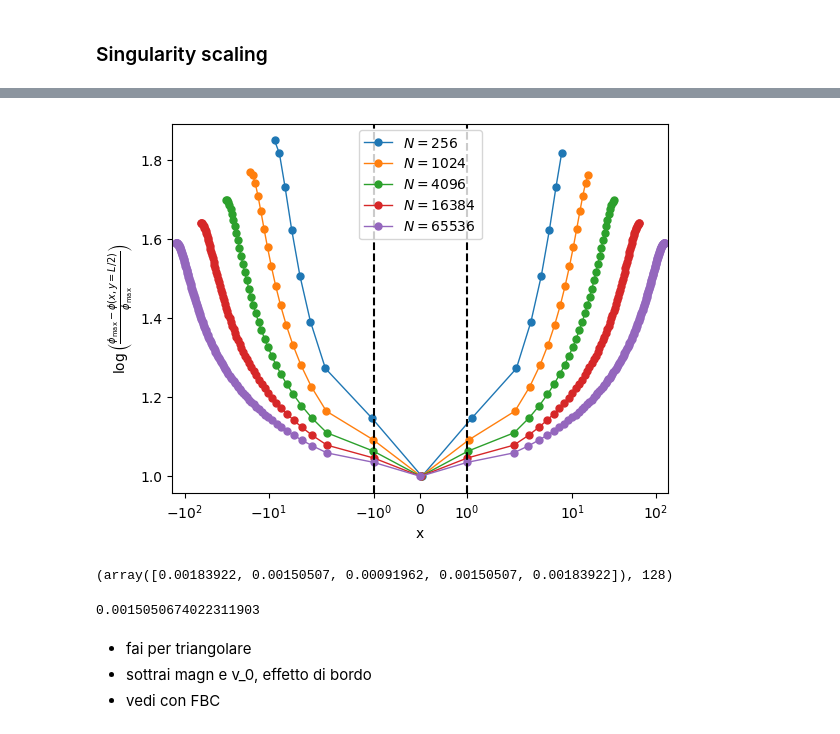
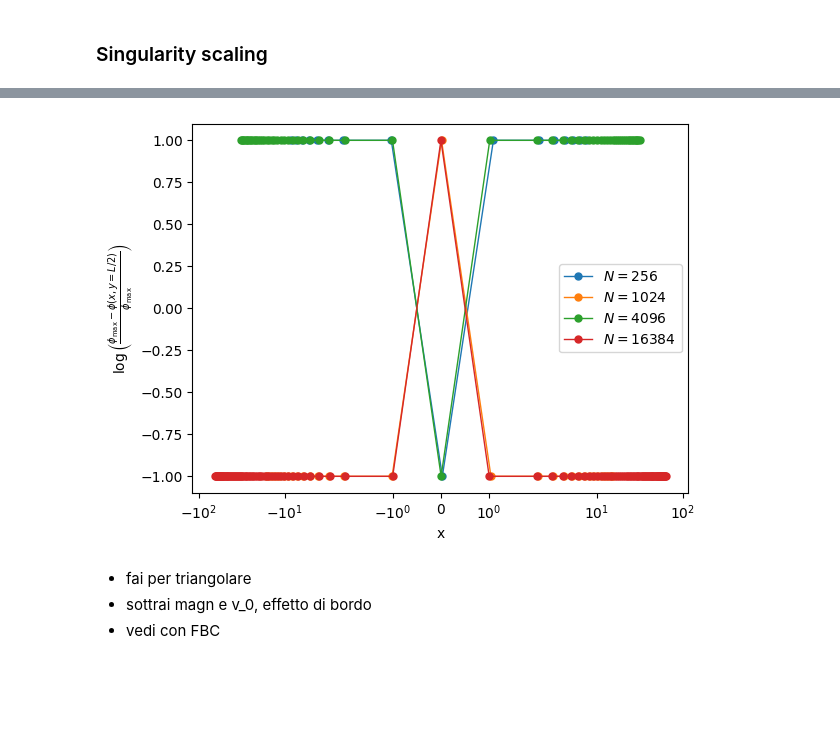
Before and after one commit to giulioiannelli/lrgsglib-public, a Jupyter notebook: nb/lattc2dsq_SLDynamics.ipynb, the cells around one changed output, grey strips where cells are left out. Drawn from its saved outputs; the diff is of its cells as text; code cells hidden in the pictures; blank space fills up the shorter version.

```diff
--- a/nb/lattc2dsq_SLDynamics.ipynb
+++ b/nb/lattc2dsq_SLDynamics.ipynb
@@ -16,7 +16,7 @@ cwd: /home/opisthofulax/PhD/projects/complex-networks/LRG-Signed
 # %%
 lattices = {}
 eigs = {}
-sizes = [16, 32, 64, 128, 256]
+sizes = [16, 32, 64, 128]
 for side in sizes:
     lattices[side] = Lattice2D(#
         side1 = side,
@@ -26,7 +26,16 @@ for side in sizes:
     #
     lattice.init_weights()
     midway = lattices[side].N//2+lattices[side].side1//2
-    neg_weightsH = { (midway, midway+1): -1}
+    neg_weightsH_cross = {
+                    (midway, midway + lattices[side].side1): -1,
+                    (midway-lattices[side].side1, midway): -1,
+                    (midway-1, midway): -1,
+                    (midway, midway+1): -1
+                    # (midway+ lattices[side].side1, midway+ lattices[side].side1+1): -1,
+                    # (midway, midway+ lattices[side].side1): -1,
+                    # (midway+ 1, midway+ lattices[side].side1+1): -1,
+                    }
+    neg_weightsH = {(midway, midway+1): -1}
     lattice.flip_sel_edges(neg_weightsH, 'H')
     lattice.compute_k_eigvV()
     eigs[side] = lattice.eigV[0].reshape(lattice.syshape)
@@ -34,52 +66,46 @@ for side in sizes:
 fig, ax = plt.subplots()
 
 for side in sizes:
-    eigen_state = np.abs(eigs[side])
+    eigen_state = eigs[side]
     phi_plot = np.log(np.max(eigen_state) - eigen_state)
     phi_plot = inf_array_regularization(phi_plot)
     #
     halfsize = lattices[side].side1//2
-    cut = phi_plot[:, halfsize]
-    x = np.linspace(0, len(cut), num=len(cut))-halfsize-0.5
-    ax.plot(x, cut/np.max(cut), 'o-',lw=1, markersize=5, label=fr"$N={side**2}$")
+    cut = eigen_state[halfsize, :]
+    x = np.linspace(0, len(cut), num=len(cut))-halfsize-.5
+    y = cut/np.max(cut)
+    ax.plot(x, y, 'o-',lw=1, markersize=5, label=fr"$N={side**2}$")
 
 ax.set_ylabel(r'$\log\left(\frac{\phi_\max-\phi(x, y=L/2)}{\phi_\max}\right)$')
 ax.set_xlabel('x')
 ax.legend()
 # ax.set_yscale('log')
-ax.axvline(-1, ls='--', c='k')
-ax.axvline(1, ls='--', c='k')
+# ax.axvline(-1, ls='--', c='k')
+# ax.axvline(1, ls='--', c='k')
 ax.set_xscale('symlog')
 # axins = ax.inset_axes(
 #     [0.75, 0.3, 0.2, 0.4],
 #     xlim=(-10, 10), ylim=(0.98, 1.5), xticklabels=[], yticklabels=[])
 
 # for side in sizes:
 #     eigen_state = np.abs(eigs[side])
 #     phi_plot = np.log((np.max(eigen_state) - eigen_state)/np.max(eigen_state))
 #     phi_plot_nnans = phi_plot[(phi_plot != np.inf) & (phi_plot != -np.inf)]
 #     phi_plot = np.nan_to_num(phi_plot, posinf=np.max(phi_plot_nnans), neginf=np.min(phi_plot_nnans))
 #     #
 #     halfsize = lattices[side].side1//2
 #     cut = phi_plot[:, halfsize]
 #     x = np.linspace(0, len(cut), num=len(cut))-halfsize
 #     axins.plot(x-0.5, cut/np.max(cut), 'o-',lw=1, markersize=5, label=fr"$N={side**2}$")
 
 # for aax in [ax, axins]:
 #     aax.axvline(-1, ls='--', c='k')
 #     aax.axvline(1, ls='--', c='k')
 # axins.set_xscale('symlog')
 # ax.indicate_inset_zoom(axins, edgecolor="black")
+#
 # %% [output]
-[figure, old version]
+[figure, new version]
-# %%
-eigen_state[126:131, 128], len(cut)//2
-# %% [output]
-(array([0.00183922, 0.00150507, 0.00091962, 0.00150507, 0.00183922]), 128)
-# %%
-eigen_state[127, 128]
-# %% [output]
-0.0015050674022311903
 # %% [markdown]
 - fai per triangolare
 - sottrai magn e v_0, effetto di bordo
```
Also changed, not shown: parts of 4 cells of this notebook, 24 other files.
